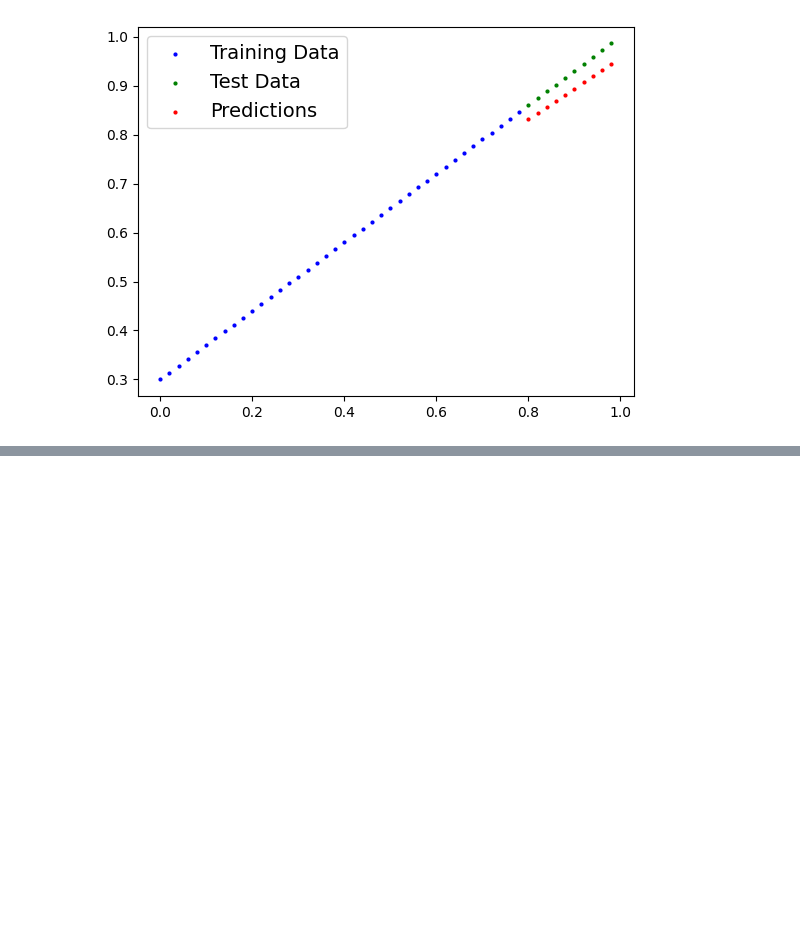
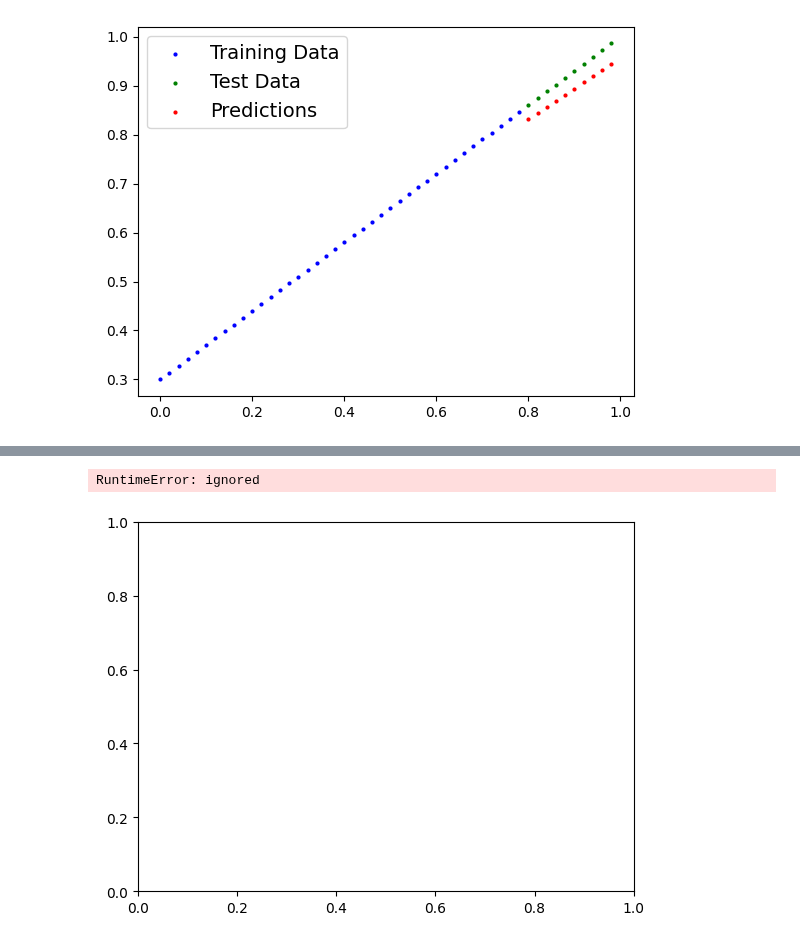
Before and after one commit to mirpouya/Pytorch_Tutorial, a Jupyter notebook: 01_PyTorch_Workflow.ipynb, the cells around one changed output, grey strips where cells are left out. Cells and saved outputs as stored; diff of their text form; code cells hidden in the pictures; blank space fills up the shorter version.

```diff
--- a/01_PyTorch_Workflow.ipynb
+++ b/01_PyTorch_Workflow.ipynb
@@ -332,0 +424,10 @@ OrderedDict([('weights', tensor([0.6175])), ('bias', tensor([0.3343]))])
+# %%
+# plot the loss curves
+
+plt.plot(range(200), loss_values, label="Train loss")
+plt.plot(range(200), test_loss_values, label="Test loss")
+
+plt.legend();
+# %% [output]
+RuntimeError: ignored
+[figure, added]
```
Also changed, not shown: parts of 5 cells of this notebook.
